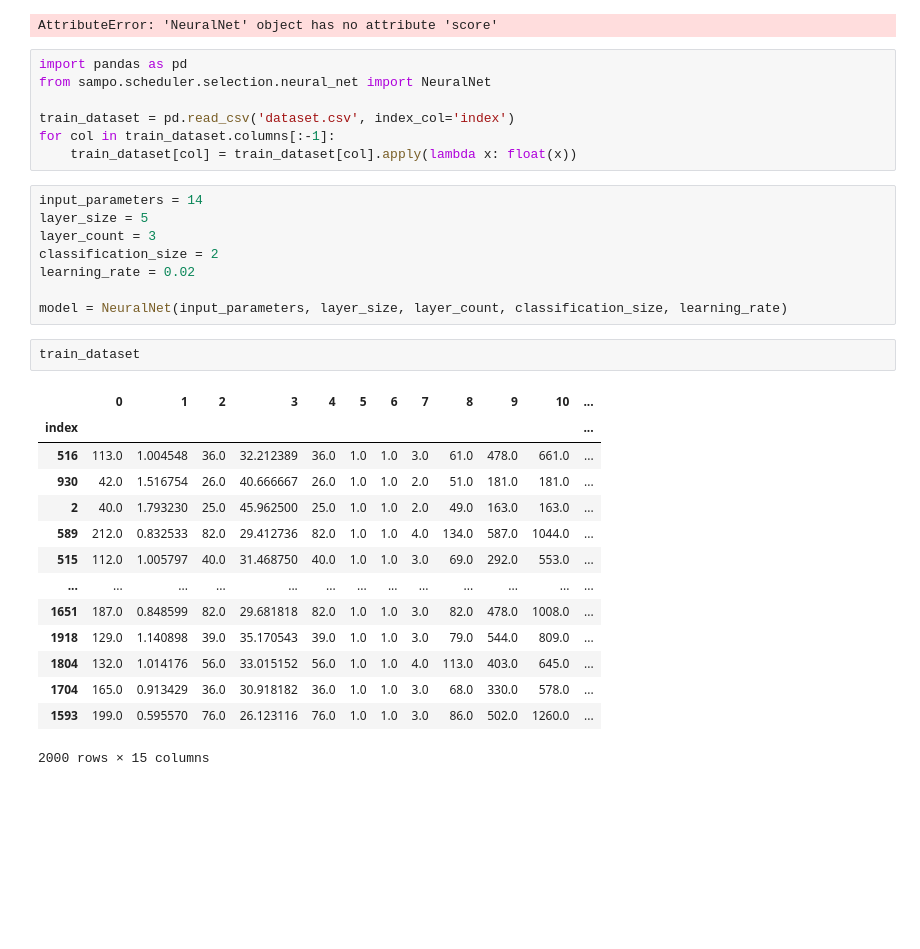
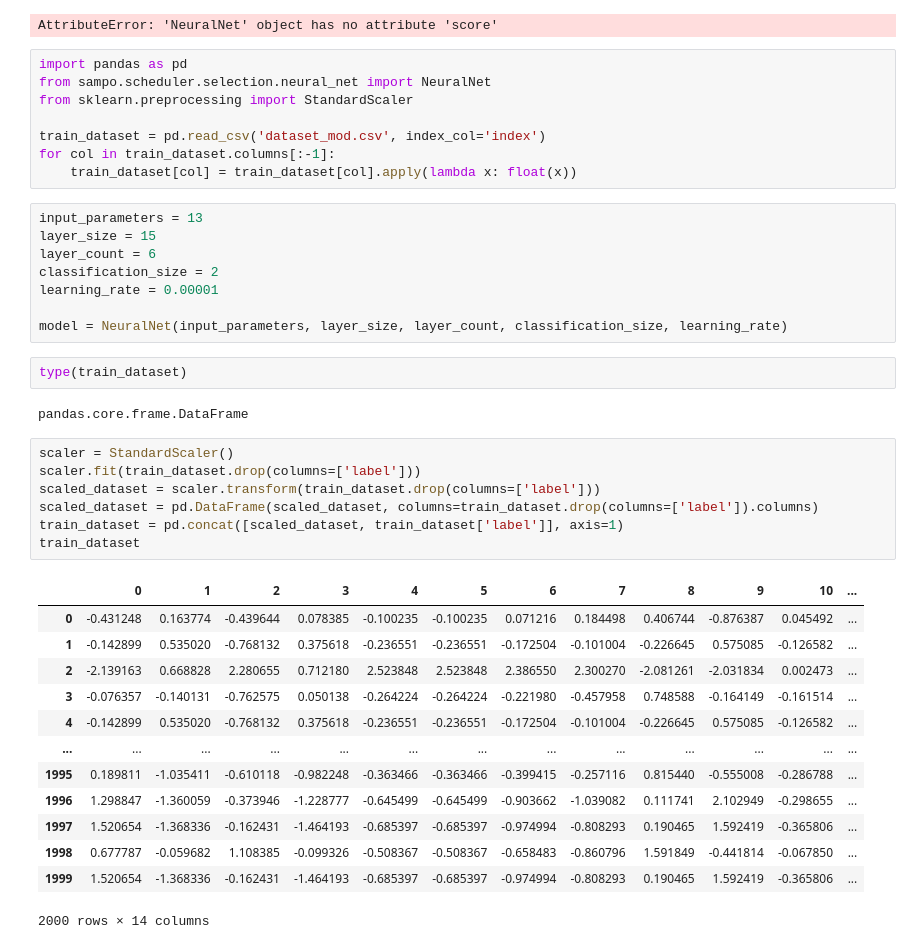
Before and after one commit to aimclub/SAMPO, a Jupyter notebook: experiments/neural_network/neural_network.ipynb, the cells around one changed output. Saved outputs shown, nothing was run; the diff lists cells and outputs as text; blank space fills up the shorter version.

```diff
--- a/experiments/neural_network/neural_network.ipynb
+++ b/experiments/neural_network/neural_network.ipynb
@@ -91,35 +91,44 @@ AttributeError: 'NeuralNet' object has no attribute 'score'
 # %%
 import pandas as pd
 from sampo.scheduler.selection.neural_net import NeuralNet
+from sklearn.preprocessing import StandardScaler
 
-train_dataset = pd.read_csv('dataset.csv', index_col='index')
+train_dataset = pd.read_csv('dataset_mod.csv', index_col='index')
 for col in train_dataset.columns[:-1]:
     train_dataset[col] = train_dataset[col].apply(lambda x: float(x))
 # %%
-input_parameters = 14
-layer_size = 5
-layer_count = 3
+input_parameters = 13
+layer_size = 15
+layer_count = 6
 classification_size = 2
-learning_rate = 0.02
+learning_rate = 0.00001
 
 model = NeuralNet(input_parameters, layer_size, layer_count, classification_size, learning_rate)
-# %%
-train_dataset
-# %% [output]
-|  | 0 | 1 | 2 | 3 | 4 | 5 | 6 | 7 | 8 | 9 | 10 | ... |
-| index |  |  |  |  |  |  |  |  |  |  |  | ... |
-| 516 | 113.0 | 1.004548 | 36.0 | 32.212389 | 36.0 | 1.0 | 1.0 | 3.0 | 61.0 | 478.0 | 661.0 | ... |
-| 930 | 42.0 | 1.516754 | 26.0 | 40.666667 | 26.0 | 1.0 | 1.0 | 2.0 | 51.0 | 181.0 | 181.0 | ... |
-| 2 | 40.0 | 1.793230 | 25.0 | 45.962500 | 25.0 | 1.0 | 1.0 | 2.0 | 49.0 | 163.0 | 163.0 | ... |
-| 589 | 212.0 | 0.832533 | 82.0 | 29.412736 | 82.0 | 1.0 | 1.0 | 4.0 | 134.0 | 587.0 | 1044.0 | ... |
-| 515 | 112.0 | 1.005797 | 40.0 | 31.468750 | 40.0 | 1.0 | 1.0 | 3.0 | 69.0 | 292.0 | 553.0 | ... |
-| ... | ... | ... | ... | ... | ... | ... | ... | ... | ... | ... | ... | ... |
-| 1651 | 187.0 | 0.848599 | 82.0 | 29.681818 | 82.0 | 1.0 | 1.0 | 3.0 | 82.0 | 478.0 | 1008.0 | ... |
-| 1918 | 129.0 | 1.140898 | 39.0 | 35.170543 | 39.0 | 1.0 | 1.0 | 3.0 | 79.0 | 544.0 | 809.0 | ... |
-| 1804 | 132.0 | 1.014176 | 56.0 | 33.015152 | 56.0 | 1.0 | 1.0 | 4.0 | 113.0 | 403.0 | 645.0 | ... |
-| 1704 | 165.0 | 0.913429 | 36.0 | 30.918182 | 36.0 | 1.0 | 1.0 | 3.0 | 68.0 | 330.0 | 578.0 | ... |
-| 1593 | 199.0 | 0.595570 | 76.0 | 26.123116 | 76.0 | 1.0 | 1.0 | 3.0 | 86.0 | 502.0 | 1260.0 | ... |
-2000 rows × 15 columns
+# %%
+type(train_dataset)
+# %% [output]
+pandas.core.frame.DataFrame
+# %%
+scaler = StandardScaler()
+scaler.fit(train_dataset.drop(columns=['label']))
+scaled_dataset = scaler.transform(train_dataset.drop(columns=['label']))
+scaled_dataset = pd.DataFrame(scaled_dataset, columns=train_dataset.drop(columns=['label']).columns)
+train_dataset = pd.concat([scaled_dataset, train_dataset['label']], axis=1)
+train_dataset
+# %% [output]
+|  | 0 | 1 | 2 | 3 | 4 | 5 | 6 | 7 | 8 | 9 | 10 | ... |
+| 0 | -0.431248 | 0.163774 | -0.439644 | 0.078385 | -0.100235 | -0.100235 | 0.071216 | 0.184498 | 0.406744 | -0.876387 | 0.045492 | ... |
+| 1 | -0.142899 | 0.535020 | -0.768132 | 0.375618 | -0.236551 | -0.236551 | -0.172504 | -0.101004 | -0.226645 | 0.575085 | -0.126582 | ... |
+| 2 | -2.139163 | 0.668828 | 2.280655 | 0.712180 | 2.523848 | 2.523848 | 2.386550 | 2.300270 | -2.081261 | -2.031834 | 0.002473 | ... |
+| 3 | -0.076357 | -0.140131 | -0.762575 | 0.050138 | -0.264224 | -0.264224 | -0.221980 | -0.457958 | 0.748588 | -0.164149 | -0.161514 | ... |
+| 4 | -0.142899 | 0.535020 | -0.768132 | 0.375618 | -0.236551 | -0.236551 | -0.172504 | -0.101004 | -0.226645 | 0.575085 | -0.126582 | ... |
+| ... | ... | ... | ... | ... | ... | ... | ... | ... | ... | ... | ... | ... |
+| 1995 | 0.189811 | -1.035411 | -0.610118 | -0.982248 | -0.363466 | -0.363466 | -0.399415 | -0.257116 | 0.815440 | -0.555008 | -0.286788 | ... |
+| 1996 | 1.298847 | -1.360059 | -0.373946 | -1.228777 | -0.645499 | -0.645499 | -0.903662 | -1.039082 | 0.111741 | 2.102949 | -0.298655 | ... |
+| 1997 | 1.520654 | -1.368336 | -0.162431 | -1.464193 | -0.685397 | -0.685397 | -0.974994 | -0.808293 | 0.190465 | 1.592419 | -0.365806 | ... |
+| 1998 | 0.677787 | -0.059682 | 1.108385 | -0.099326 | -0.508367 | -0.508367 | -0.658483 | -0.860796 | 1.591849 | -0.441814 | -0.067850 | ... |
+| 1999 | 1.520654 | -1.368336 | -0.162431 | -1.464193 | -0.685397 | -0.685397 | -0.974994 | -0.808293 | 0.190465 | 1.592419 | -0.365806 | ... |
+2000 rows × 14 columns
 # %%
 from sampo.scheduler.selection.validation import cross_val_score
 from sklearn.metrics import accuracy_score
```
Also changed, not shown: parts of 4 cells of this notebook.
